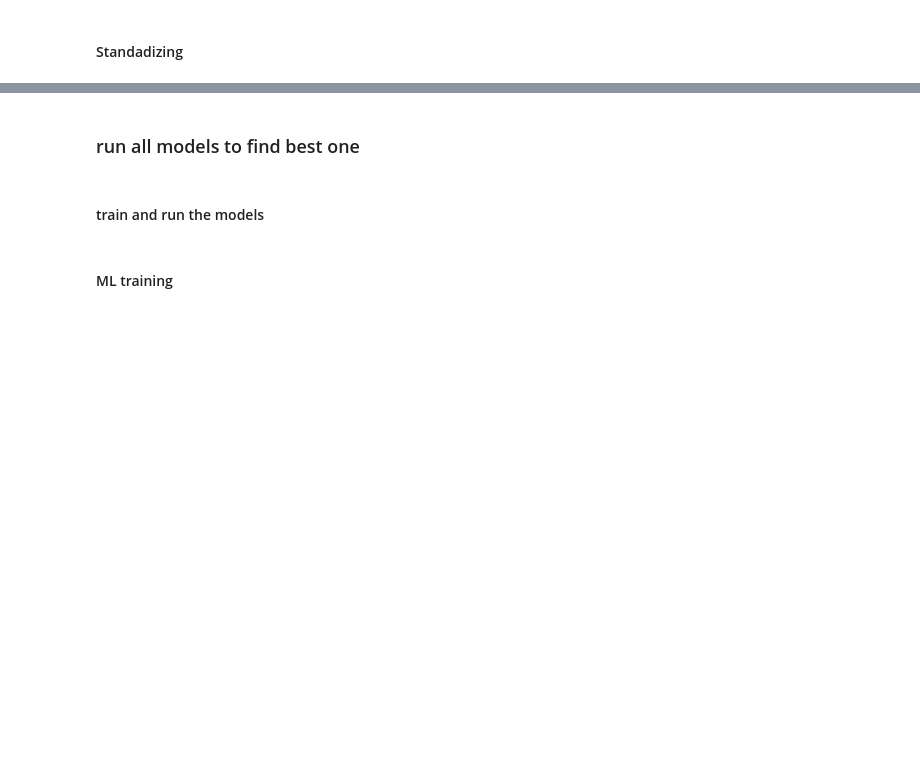
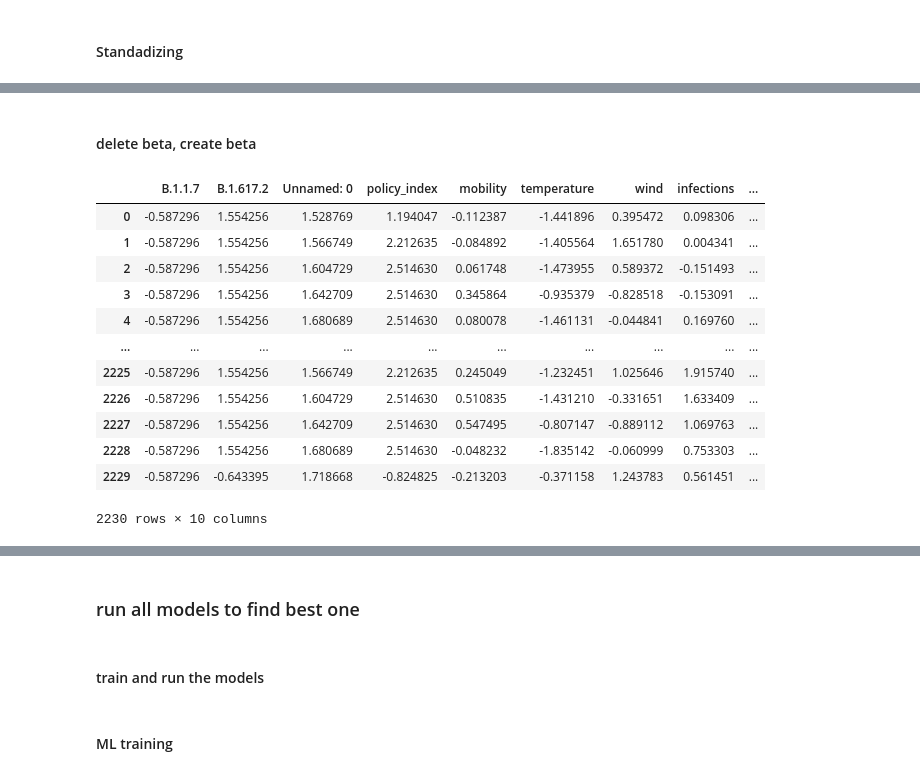
Before and after one commit to lukasheide/Covid-Forecasting-Tool, a Jupyter notebook: Backend/Modeling/Differential_Equation_Modeling/Machine_Learning_Layer_Lukas/beta_estimation_toni.ipynb, the cells around one changed output, grey strips where cells are left out. Drawn from its saved outputs; the diff is of its cells as text; code cells hidden in the pictures; blank space fills up the shorter version.

```diff
--- a/Backend/Modeling/Differential_Equation_Modeling/Machine_Learning_Layer_Lukas/beta_estimation_toni.ipynb
+++ b/Backend/Modeling/Differential_Equation_Modeling/Machine_Learning_Layer_Lukas/beta_estimation_toni.ipynb
@@ -163,0 +152,36 @@ save_standardizing_model(scaler_obj)
+# %%
+max_week = df['week'].max()
+X_df = df.loc[df['week'] < max_week-5]
+X_test = df.loc[df['week'] > max_week-6]
+beta_df = pd.DataFrame(X_df['beta'])
+y_test = pd.DataFrame(X_test['beta'])
+X_df.reset_index(inplace=True)
+X_df = X_df.drop(columns='index')
+X_test.reset_index(inplace=True)
+X_test = X_test.drop(columns='index')
+beta_df.reset_index(inplace=True)
+beta_df = beta_df.drop(columns='index')
+y_test.reset_index(inplace=True)
+y_test = y_test.drop(columns='index')
+beta_np = beta_df.to_numpy()
+# %% [markdown]
+#### delete beta, create beta
+# %%
+#delete beta
+X_df = X_df.drop(columns='beta')
+X_test = X_test.drop(columns='beta')
+X_test
+# %% [output]
+|  | B.1.1.7 | B.1.617.2 | Unnamed: 0 | policy_index | mobility | temperature | wind | infections | ... |
+| 0 | -0.587296 | 1.554256 | 1.528769 | 1.194047 | -0.112387 | -1.441896 | 0.395472 | 0.098306 | ... |
+| 1 | -0.587296 | 1.554256 | 1.566749 | 2.212635 | -0.084892 | -1.405564 | 1.651780 | 0.004341 | ... |
+| 2 | -0.587296 | 1.554256 | 1.604729 | 2.514630 | 0.061748 | -1.473955 | 0.589372 | -0.151493 | ... |
+| 3 | -0.587296 | 1.554256 | 1.642709 | 2.514630 | 0.345864 | -0.935379 | -0.828518 | -0.153091 | ... |
+| 4 | -0.587296 | 1.554256 | 1.680689 | 2.514630 | 0.080078 | -1.461131 | -0.044841 | 0.169760 | ... |
+| ... | ... | ... | ... | ... | ... | ... | ... | ... | ... |
+| 2225 | -0.587296 | 1.554256 | 1.566749 | 2.212635 | 0.245049 | -1.232451 | 1.025646 | 1.915740 | ... |
+| 2226 | -0.587296 | 1.554256 | 1.604729 | 2.514630 | 0.510835 | -1.431210 | -0.331651 | 1.633409 | ... |
+| 2227 | -0.587296 | 1.554256 | 1.642709 | 2.514630 | 0.547495 | -0.807147 | -0.889112 | 1.069763 | ... |
+| 2228 | -0.587296 | 1.554256 | 1.680689 | 2.514630 | -0.048232 | -1.835142 | -0.060999 | 0.753303 | ... |
+| 2229 | -0.587296 | -0.643395 | 1.718668 | -0.824825 | -0.213203 | -0.371158 | 1.243783 | 0.561451 | ... |
+2230 rows × 10 columns
```
Also changed, not shown: parts of 27 cells of this notebook.
